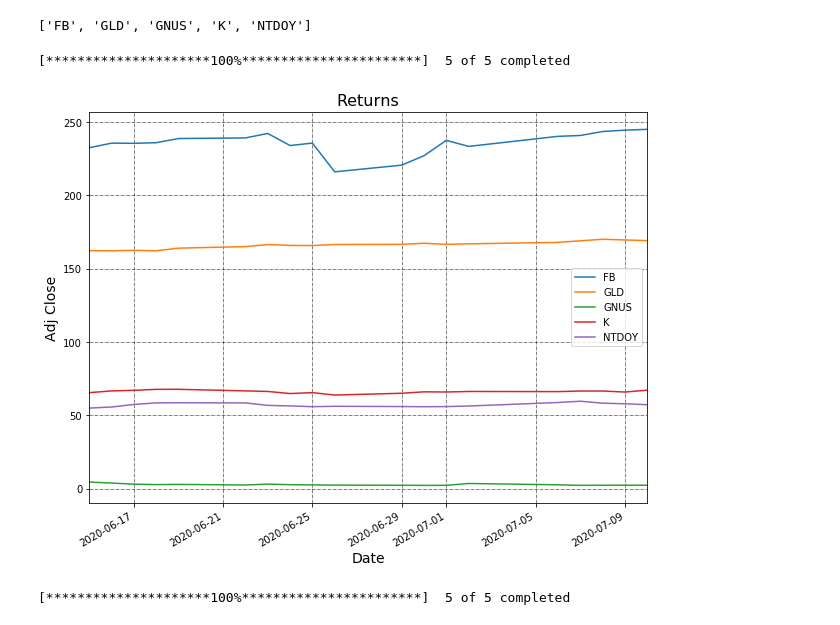
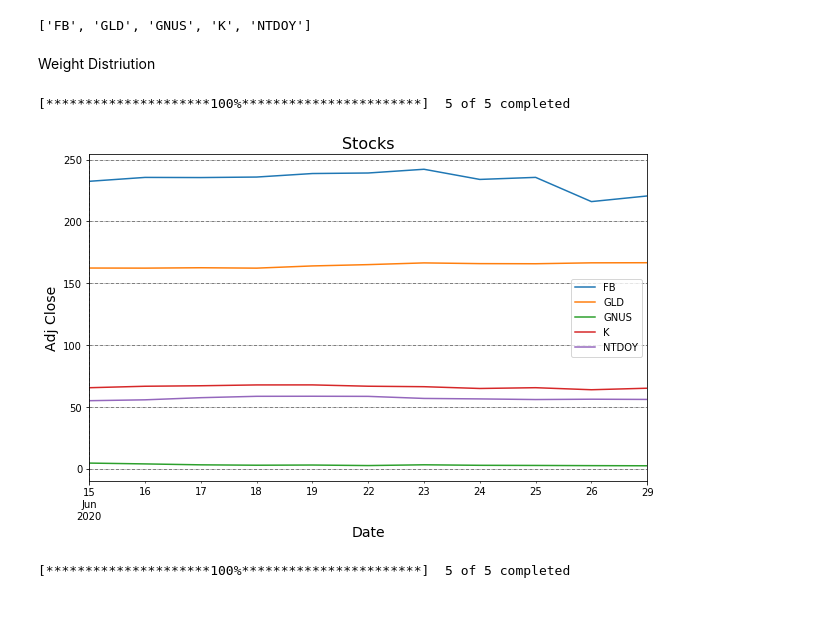
Before and after one commit to AlexanderTrap/Finance-Problemsets, a Jupyter notebook: Results.ipynb, the cells around one changed output. Saved outputs shown, nothing was run; the diff lists cells and outputs as text; code cells hidden in the pictures.

```diff
--- a/Results.ipynb
+++ b/Results.ipynb
@@ -27,19 +41,23 @@ tickers_list=sorted(tickers_list)
 tickers_list
 # %% [output]
 ['FB', 'GLD', 'GNUS', 'K', 'NTDOY']
+# %% [markdown]
+Weight Distriution
 # %%
 pf=np.array([5.3,53.3,0.1,18.4,22.8])/100
 # %%
 # Get the data for the stock AAPL
-data = yf.download(tickers_list,'2020-06-15',today)
-(data['Adj Close']).plot(figsize=(10,8),linestyle='-')
-plt.title('Returns', fontsize=16)
+data = yf.download(tickers_list,'2020-06-15','2020-06-30')
+(data['Adj Close']).plot(figsize=(10,6),linestyle='-')
+plt.title('Stocks', fontsize=16)
 plt.xlabel('Date', fontsize=14)
 plt.ylabel('Adj Close',fontsize=14)
 plt.grid(which="major", color='k', linestyle='-.', linewidth=0.5)
+
 plt.legend()
+# plt.savefig("stocks_pf.png",bbox_inches='tight')
 plt.show()
 # %% [output]
 [*********************100%***********************]  5 of 5 completed
-[figure, old version]
+[figure, new version]
 # %%
```
Also changed, not shown: parts of 14 cells of this notebook.
